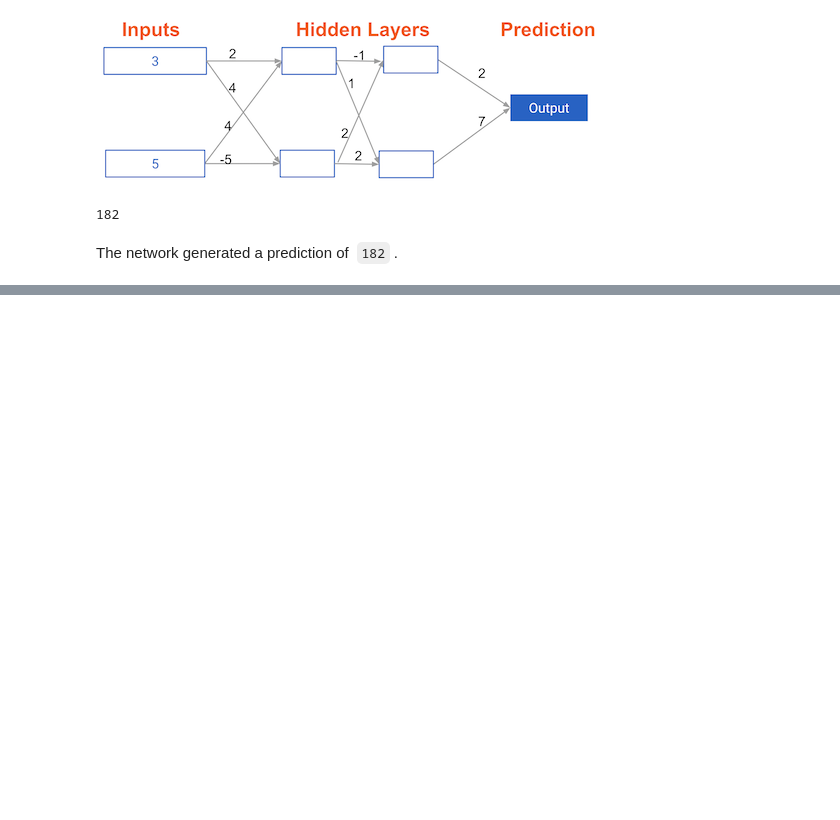
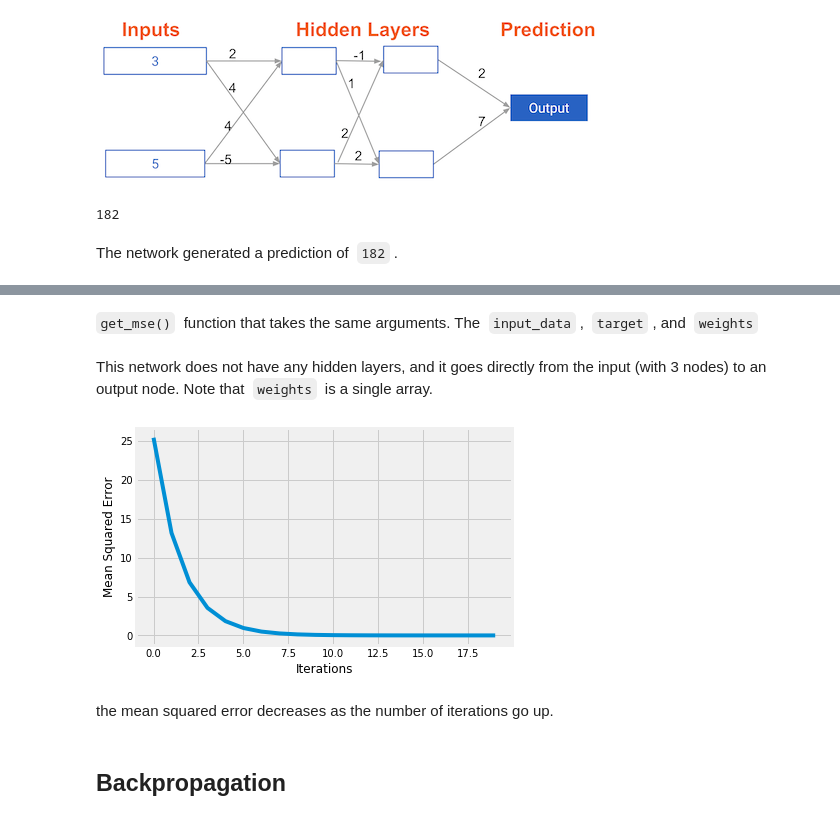
Before and after one commit to VictorOmondi1997/Introduction-to-Deep-Learning-in-Python, a Jupyter notebook: Introduction to Deep Learning in Python.ipynb, the cells around one changed output, grey strips where cells are left out. Saved outputs shown, nothing was run; the diff lists cells and outputs as text; code cells hidden in the pictures; blank space fills up the shorter version.

```diff
--- a/Introduction to Deep Learning in Python.ipynb
+++ b/Introduction to Deep Learning in Python.ipynb
@@ -216,0 +391,52 @@ The network generated a prediction of  `182` .
+# %%
+def get_slope(input_data, target, weights):
+    error = get_error(input_data, target, weights)
+    slope = 2 * input_data * error
+    return(slope)
+# %%
+def get_error(input_data, target, weights):
+    preds = (weights * input_data).sum()
+    error = preds - target
+    return(error)
+# %% [markdown]
+`get_mse()`  function that takes the same arguments. The  `input_data` ,  `target` , and  `weights`
+# %%
+def get_mse(input_data, target, weights):
+    errors = get_error(input_data, target, weights)
+    mse = np.mean(errors**2)
+    return(mse)
+# %% [markdown]
+This network does not have any hidden layers, and it goes directly from the input (with 3 nodes) to an output node. Note that  `weights`  is a single array.
+# %%
+input_data = np.array([1, 2, 3])
+target = 0
+weights = np.array([0, 2, 1])
+# %%
+n_updates = 20
+mse_hist = []
+
+# Iterate over the number of updates
+for i in range(n_updates):
+    # Calculate the slope: slope
+    slope = get_slope(input_data, target, weights)
+
+    # Update the weights: weights
+    weights = weights - .01 * slope
+
+    # Calculate mse with new weights: mse
+    mse = get_mse(input_data, target, weights)
+
+    # Append the mse to mse_hist
+    mse_hist.append(mse)
+
+# Plot the mse history
+plt.plot(mse_hist)
+plt.xlabel('Iterations')
+plt.ylabel('Mean Squared Error')
+plt.show()
+# %% [output]
+[figure, added]
+# %% [markdown]
+the mean squared error decreases as the number of iterations go up.
+# %% [markdown]
+## Backpropagation
```
Also changed, not shown: parts of 30 cells of this notebook.
